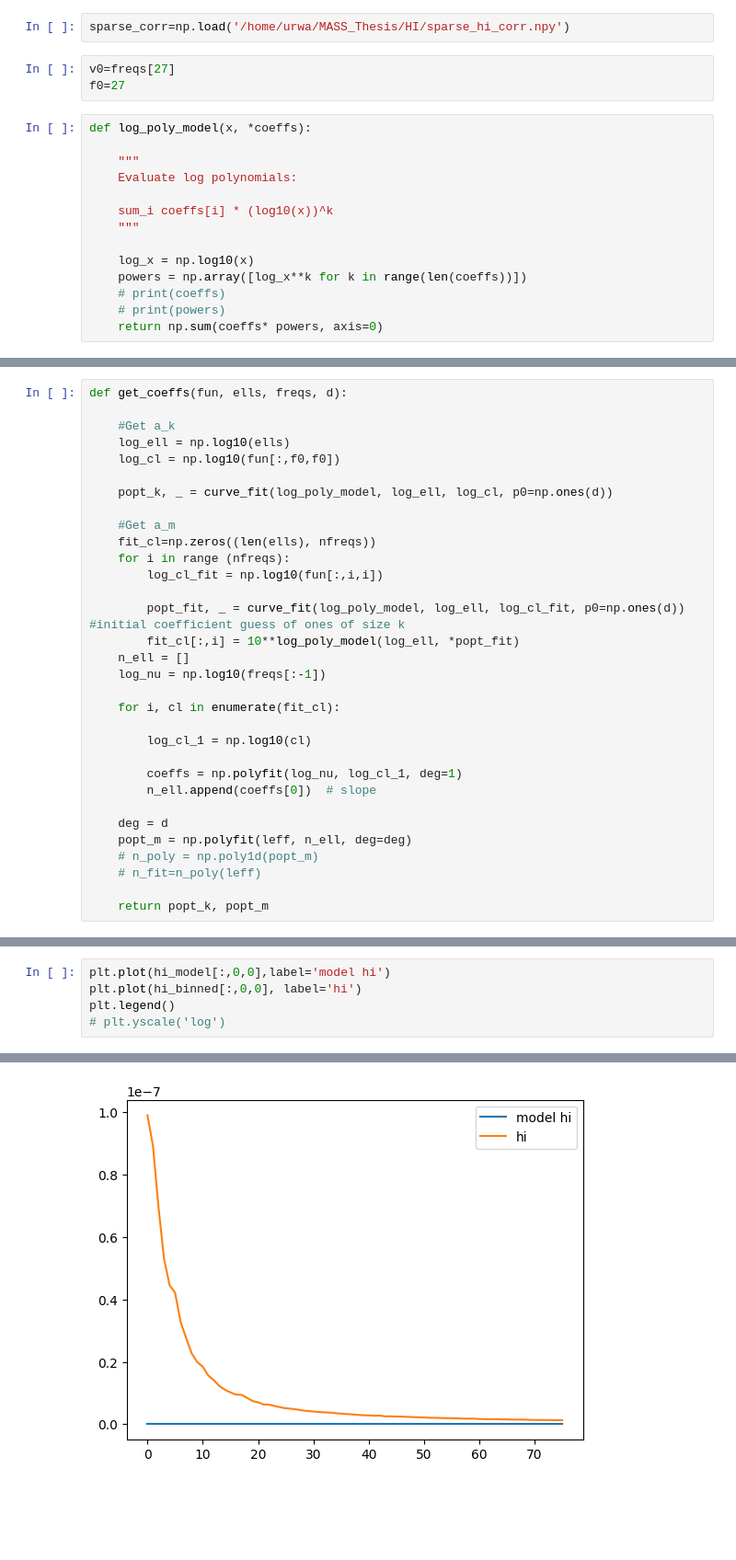
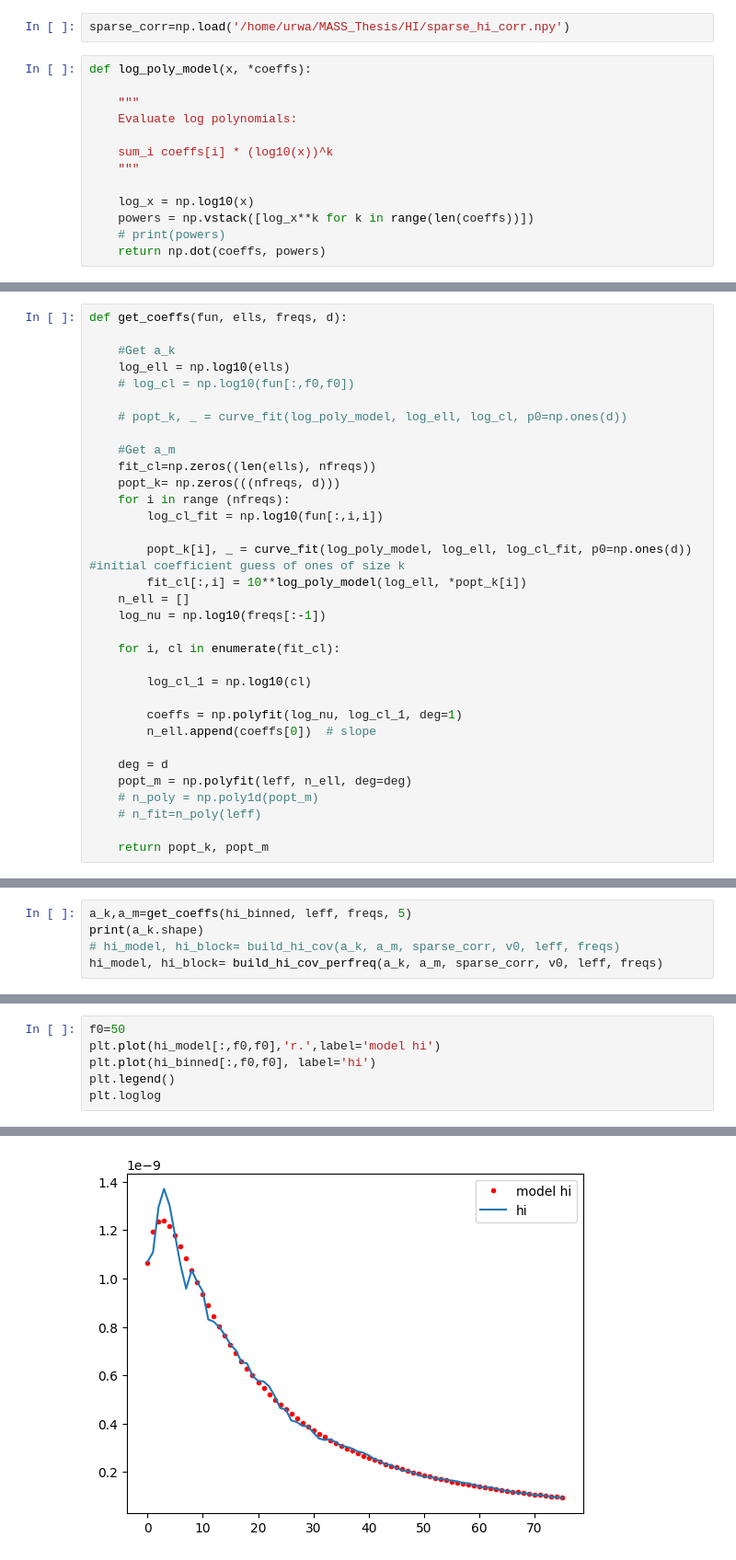
Before and after one commit to urwa99/MASS_Thesis, a Jupyter notebook: HI/SMICA_HI.ipynb, the cells around one changed output, grey strips where cells are left out. Shown at 92% size. Drawn from its saved outputs; the diff is of its cells as text; blank space fills up the shorter version.

Commit message:
corrected model parametrization

```diff
--- a/HI/SMICA_HI.ipynb
+++ b/HI/SMICA_HI.ipynb
@@ -90,9 +91,6 @@ Computing power spectra 766
 Computing power spectra 767
 # %%
 sparse_corr=np.load('/home/urwa/MASS_Thesis/HI/sparse_hi_corr.npy')
-# %%
-v0=freqs[27]
-f0=27
 # %%
 def log_poly_model(x, *coeffs):
 
@@ -103,10 +101,9 @@ def log_poly_model(x, *coeffs):
     """
 
     log_x = np.log10(x)
-    powers = np.array([log_x**k for k in range(len(coeffs))])
-    # print(coeffs)
+    powers = np.vstack([log_x**k for k in range(len(coeffs))])
     # print(powers)
-    return np.sum(coeffs* powers, axis=0)
+    return np.dot(coeffs, powers)
 # %%
 def build_hi_cov(a_k, a_m, I_v, v0, ells, freqs):
 
@@ -147,17 +203,18 @@ def get_coeffs(fun, ells, freqs, d):
 
     #Get a_k
     log_ell = np.log10(ells)
-    log_cl = np.log10(fun[:,f0,f0])
+    # log_cl = np.log10(fun[:,f0,f0])
 
-    popt_k, _ = curve_fit(log_poly_model, log_ell, log_cl, p0=np.ones(d))
+    # popt_k, _ = curve_fit(log_poly_model, log_ell, log_cl, p0=np.ones(d))
 
     #Get a_m
     fit_cl=np.zeros((len(ells), nfreqs))
+    popt_k= np.zeros(((nfreqs, d)))
     for i in range (nfreqs):
         log_cl_fit = np.log10(fun[:,i,i])
 
-        popt_fit, _ = curve_fit(log_poly_model, log_ell, log_cl_fit, p0=np.ones(d)) #initial coefficient guess of ones of size k
-        fit_cl[:,i] = 10**log_poly_model(log_ell, *popt_fit)
+        popt_k[i], _ = curve_fit(log_poly_model, log_ell, log_cl_fit, p0=np.ones(d)) #initial coefficient guess of ones of size k
+        fit_cl[:,i] = 10**log_poly_model(log_ell, *popt_k[i])
     n_ell = []
     log_nu = np.log10(freqs[:-1])
 
@@ -188,0 +234,5 @@ hi_model, hi_block= build_hi_cov(a_k, a_m, sparse_corr, v0, leff, freqs)
+# %%
+a_k,a_m=get_coeffs(hi_binned, leff, freqs, 5)
+print(a_k.shape)
+# hi_model, hi_block= build_hi_cov(a_k, a_m, sparse_corr, v0, leff, freqs)
+hi_model, hi_block= build_hi_cov_perfreq(a_k, a_m, sparse_corr, v0, leff, freqs)
@@ -189,6 +241,7 @@ hi_model, hi_block= build_hi_cov(a_k, a_m, sparse_corr, v0, leff, freqs)
 # %%
-plt.plot(hi_model[:,0,0],label='model hi')
-plt.plot(hi_binned[:,0,0], label='hi')
+f0=50
+plt.plot(hi_model[:,f0,f0],'r.',label='model hi')
+plt.plot(hi_binned[:,f0,f0], label='hi')
 plt.legend()
-# plt.yscale('log')
+plt.loglog
 # %% [output]
@@ -196 +249 @@ plt.legend()
-[figure, old version]
+[figure, new version]
```
Also changed, not shown: parts of 8 cells of this notebook.
